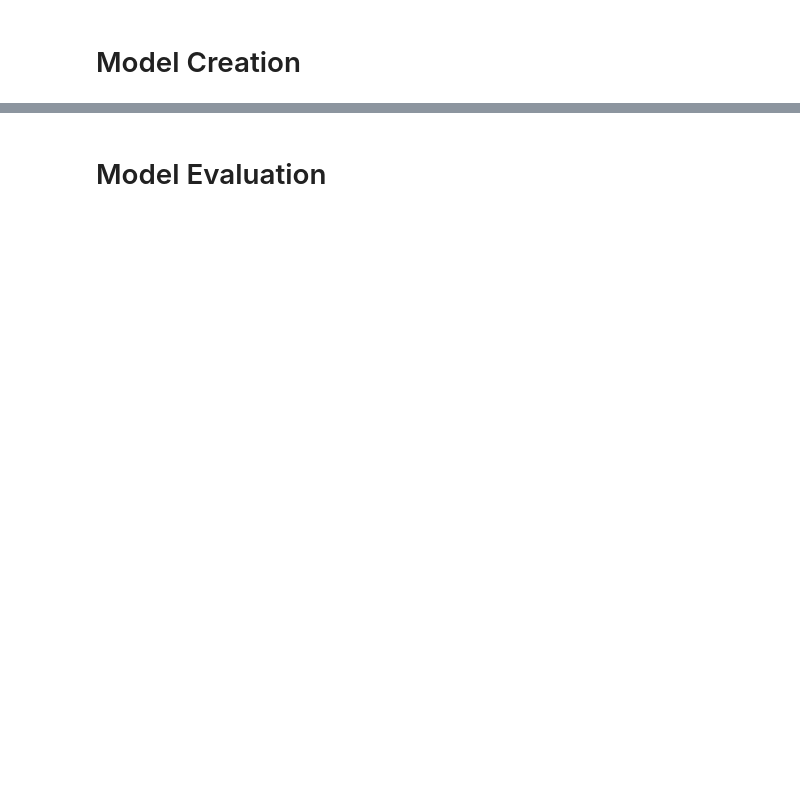
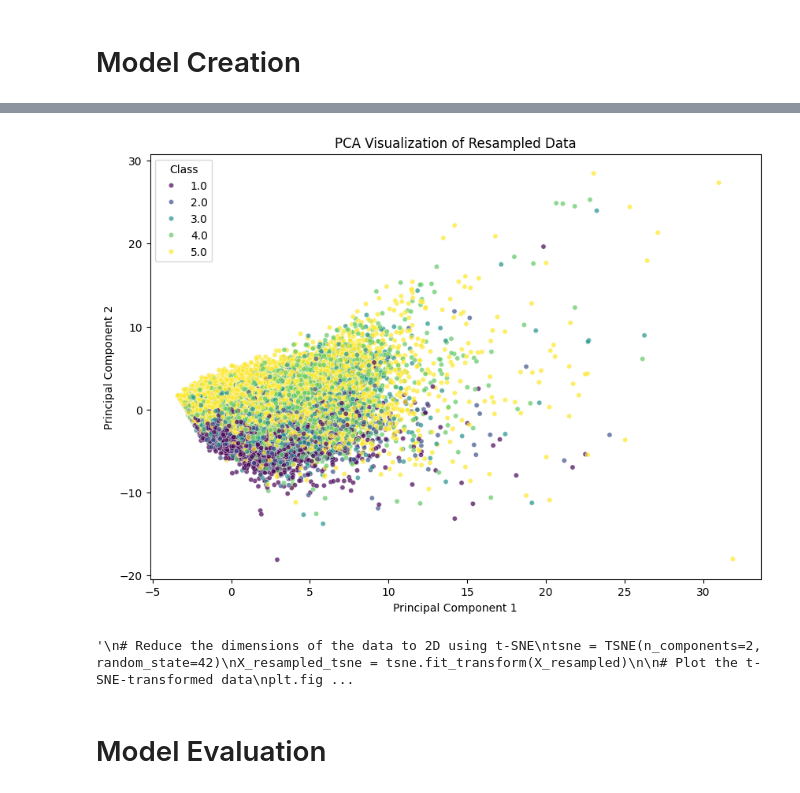
Before and after one commit to clarchung/cs506-midterm, a Jupyter notebook: starter_code.ipynb, the cells around one changed output, grey strips where cells are left out. Cells and saved outputs as stored; diff of their text form; code cells hidden in the pictures; blank space fills up the shorter version.

```diff
--- a/starter_code.ipynb
+++ b/starter_code.ipynb
@@ -399,3 +383,41 @@ Classification Report for KNN Model:
+# %%
+#plot data distribution
+from sklearn.decomposition import PCA
+from sklearn.manifold import TSNE
+import matplotlib.pyplot as plt
+import seaborn as sns
+import pandas as pd
+
+# Reduce the dimensions of the data to 2D using PCA
+pca = PCA(n_components=2)
+X_resampled_pca = pca.fit_transform(X_test_scaled)
+
+# Plot the PCA-transformed data
+plt.figure(figsize=(10, 7))
+sns.scatterplot(x=X_resampled_pca[:, 0], y=X_resampled_pca[:, 1], hue=Y_test, palette='viridis', s=20, alpha=0.7)
+plt.title("PCA Visualization of Resampled Data")
+plt.xlabel("Principal Component 1")
+plt.ylabel("Principal Component 2")
+plt.legend(title='Class')
+plt.show()
+
+'''
+# Reduce the dimensions of the data to 2D using t-SNE
+tsne = TSNE(n_components=2, random_state=42)
+X_resampled_tsne = tsne.fit_transform(X_resampled)
+
+# Plot the t-SNE-transformed data
+plt.figure(figsize=(10, 7))
+sns.scatterplot(x=X_resampled_tsne[:, 0], y=X_resampled_tsne[:, 1], hue=Y_resampled, palette='viridis', s=20, alpha=0.7)
+plt.title("t-SNE Visualization of Resampled Data")
+plt.xlabel("t-SNE Dimension 1")
+plt.ylabel("t-SNE Dimension 2")
+plt.legend(title='Class')
+plt.show()
+'''
+# %% [output]
+[figure, added]
+'\n# Reduce the dimensions of the data to 2D using t-SNE\ntsne = TSNE(n_components=2, random_state=42)\nX_resampled_tsne = tsne.fit_transform(X_resampled)\n\n# Plot the t-SNE-transformed data\nplt.fig ...
 # %% [markdown]
 # Model Evaluation
 # %%
```
Also changed, not shown: parts of 9 cells of this notebook.
